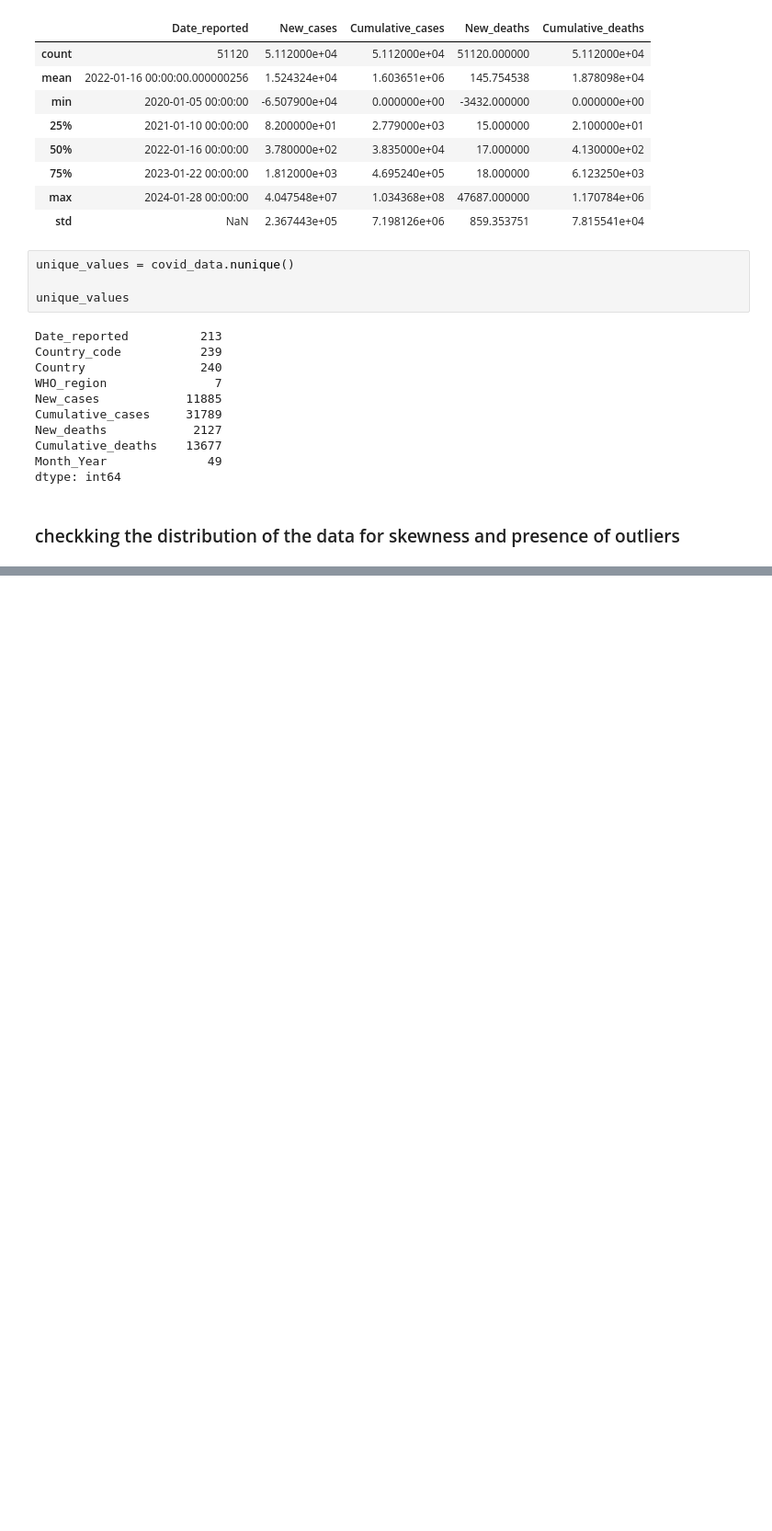
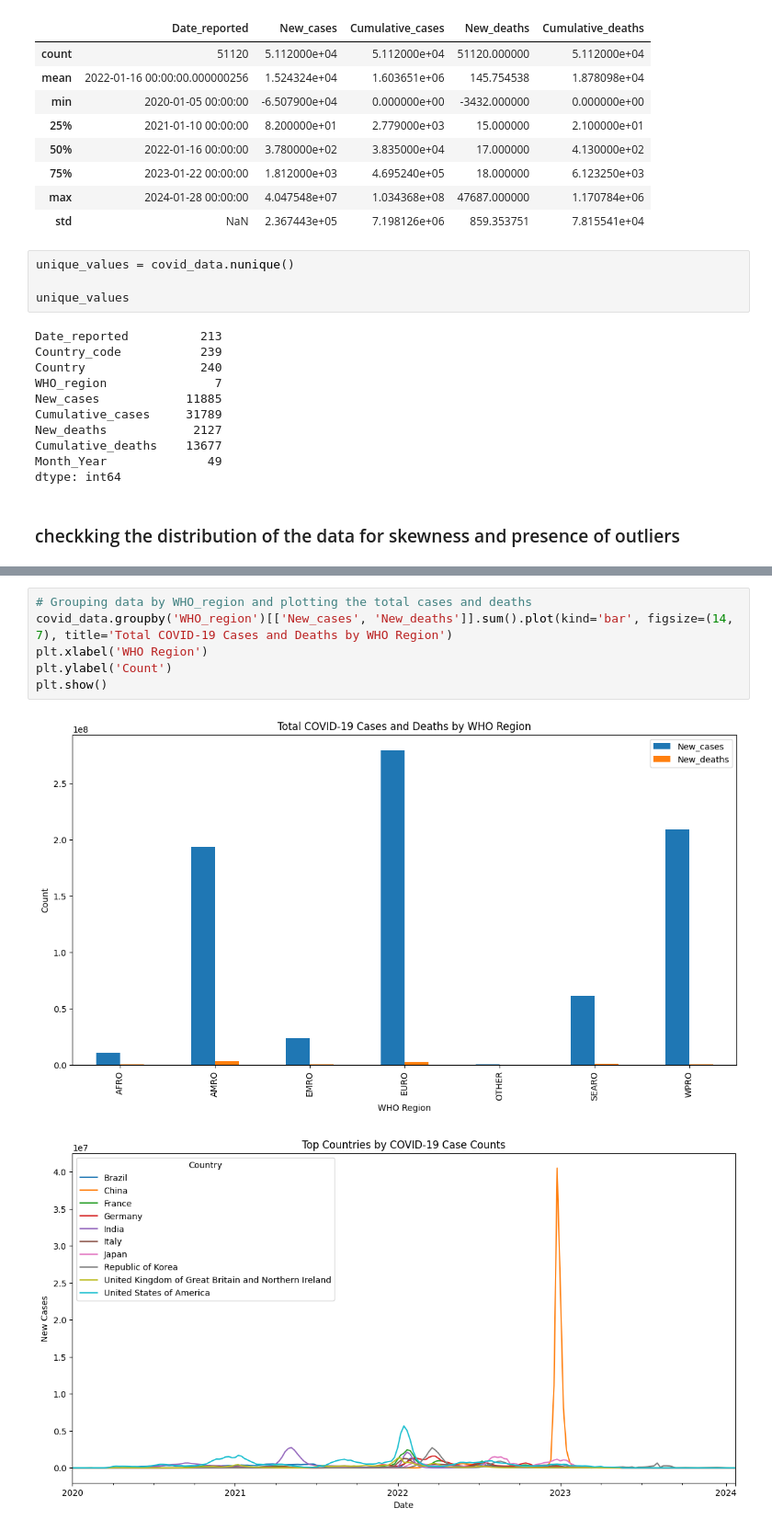
Before and after one commit to dagbolade/covid, a Jupyter notebook: covid-19-global-data.ipynb, the cells around one changed output, grey strips where cells are left out. Shown at 92% size. Saved outputs shown, nothing was run; the diff lists cells and outputs as text; blank space fills up the shorter version.

Commit message:
using covid data did some analysis

```diff
--- a/covid-19-global-data.ipynb
+++ b/covid-19-global-data.ipynb
@@ -293,0 +309,9 @@ plt.show()
+# %%
+# Grouping data by WHO_region and plotting the total cases and deaths
+covid_data.groupby('WHO_region')[['New_cases', 'New_deaths']].sum().plot(kind='bar', figsize=(14, 7), title='Total COVID-19 Cases and Deaths by WHO Region')
+plt.xlabel('WHO Region')
+plt.ylabel('Count')
+plt.show()
+# %% [output]
+[figure, added]
+[figure, added]
```
Also changed, not shown: parts of 9 cells of this notebook.
